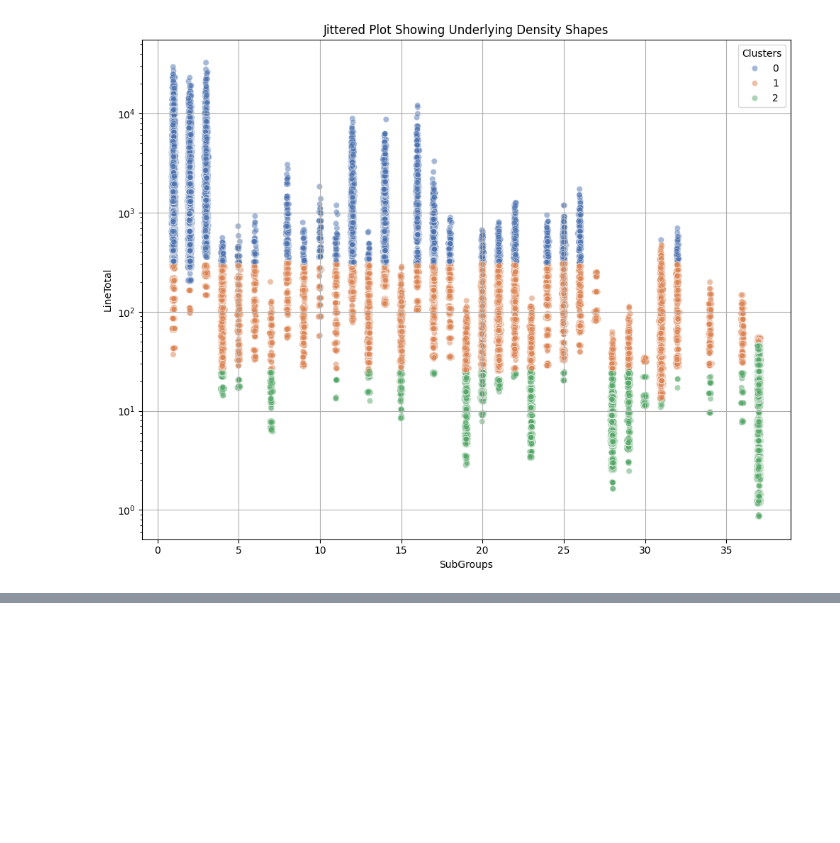
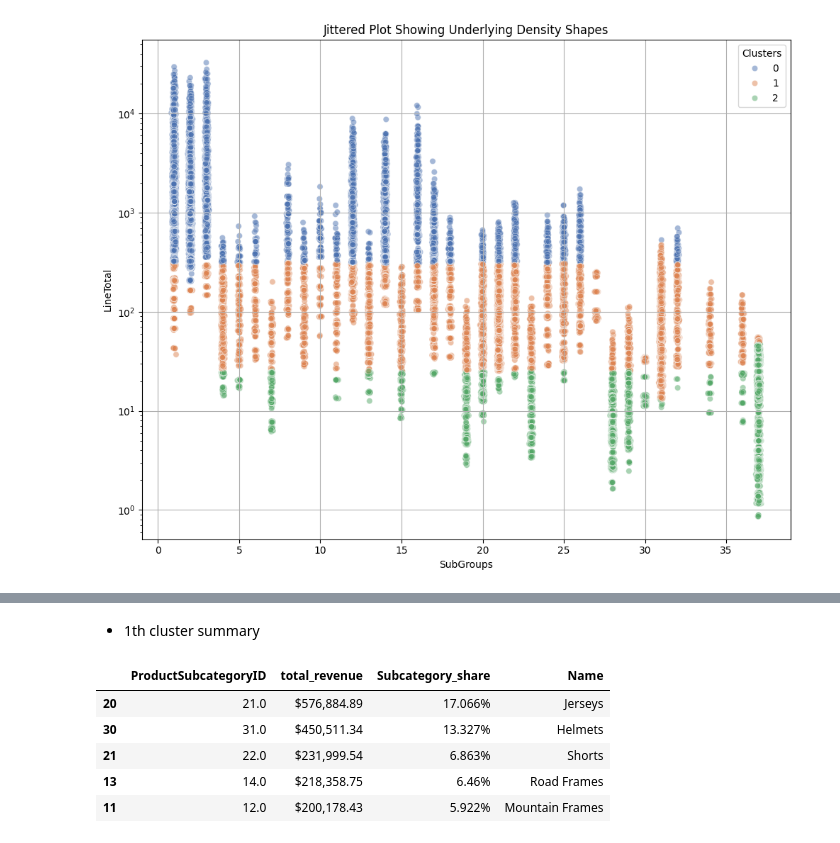
Before and after one commit to AtlasMarbx/AdventureWorks-Data-Migration-and-insight-extraction, a Jupyter notebook: EDA_process.ipynb, the cells around one changed output, grey strips where cells are left out. Drawn from its saved outputs; the diff is of its cells as text; code cells hidden in the pictures; blank space fills up the shorter version.

```diff
--- a/EDA_process.ipynb
+++ b/EDA_process.ipynb
@@ -1923,0 +1937,31 @@ subgcategory_summary[subgcategory_summary['Clusters'] == 0]
+# %% [markdown]
+- 1th cluster summary
+# %%
+cluster_1_subcategory_share = finalized_subcategory[finalized_subcategory['Clusters'] == 1].groupby('ProductSubcategoryID')['total_revenue'].sum().reset_index()
+cluster_1_subcategory_share['Subcategory_share'] = ((cluster_1_subcategory_share['total_revenue'] / cluster_1_subcategory_share['total_revenue'].sum())*100).round(3)
+
+subcat_names = finalized_subcategory[['ProductSubcategoryID', 'Name']].drop_duplicates().copy()
+cluster_1_subcategory_share = cluster_1_subcategory_share.merge(subcat_names,
+                                                                on='ProductSubcategoryID',
+                                                                how='left')
+
+cluster_1_subcategory_share.sort_values(by='total_revenue', ascending=False, inplace=True)
+
+cluster_1_subcategory_share['total_revenue'] = (
+    (cluster_1_subcategory_share['total_revenue'])
+    .map(lambda x: f'${x:,}')
+)
+
+cluster_1_subcategory_share['Subcategory_share'] = (
+    (cluster_1_subcategory_share['Subcategory_share'])
+    .astype(str) + '%'
+)
+
+cluster_1_subcategory_share.head(5)
+# %% [output]
+|  | ProductSubcategoryID | total_revenue | Subcategory_share | Name |
+| 20 | 21.0 | $576,884.89 | 17.066% | Jerseys |
+| 30 | 31.0 | $450,511.34 | 13.327% | Helmets |
+| 21 | 22.0 | $231,999.54 | 6.863% | Shorts |
+| 13 | 14.0 | $218,358.75 | 6.46% | Road Frames |
+| 11 | 12.0 | $200,178.43 | 5.922% | Mountain Frames |
```
Also changed, not shown: parts of 12 cells of this notebook.
